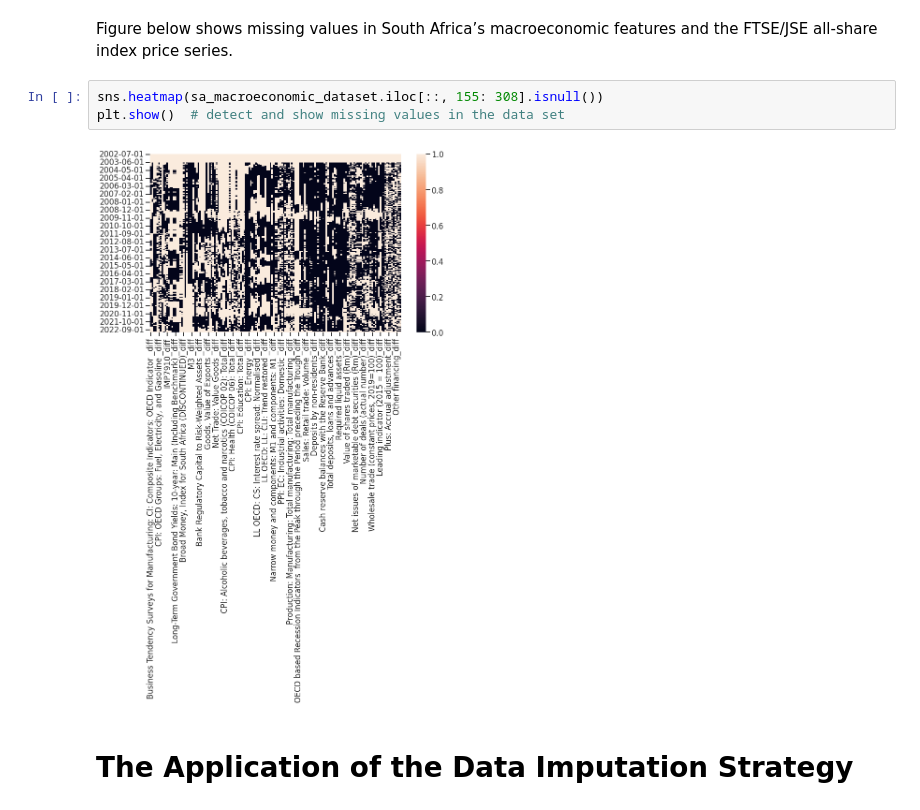
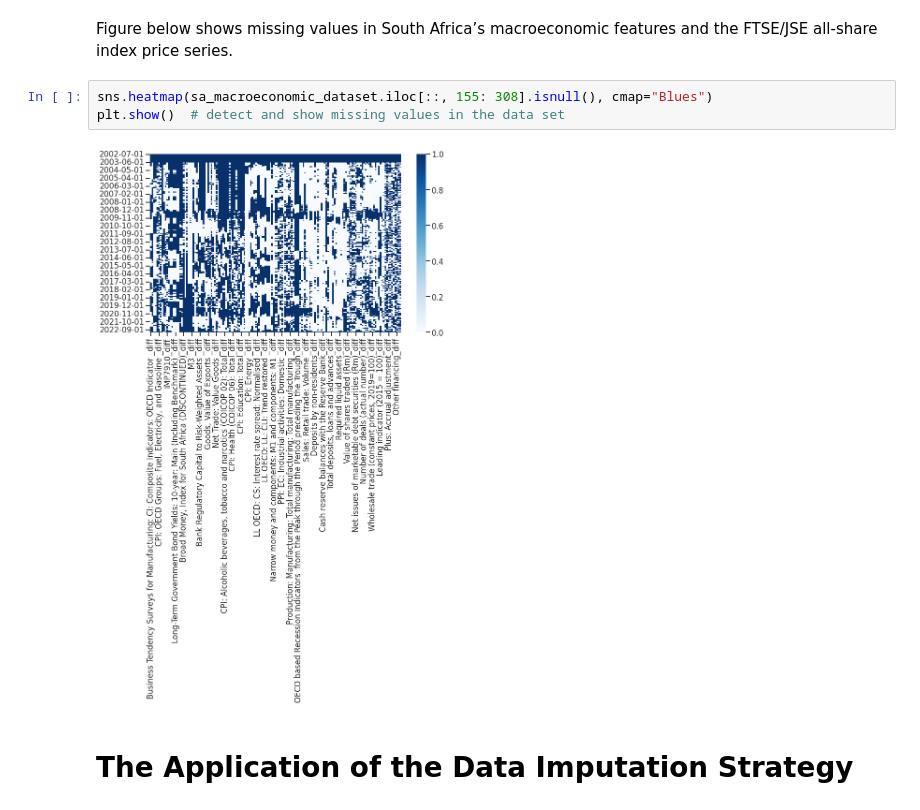
Before and after one commit to tshepochris/mastersproject, a Jupyter notebook: mastersproject.ipynb, the cells around one changed output. Saved outputs shown, nothing was run; the diff lists cells and outputs as text.

```diff
--- a/mastersproject.ipynb
+++ b/mastersproject.ipynb
@@ -345,10 +346,10 @@ sa_macroeconomic_dataset = sa_macroeconomic_dataset.replace(np.inf, np.nan, rege
 # %% [markdown]
 Figure below shows missing values in South Africa’s macroeconomic features and the FTSE/JSE all-share index price series.
 # %%
-sns.heatmap(sa_macroeconomic_dataset.iloc[::, 155: 308].isnull())
+sns.heatmap(sa_macroeconomic_dataset.iloc[::, 155: 308].isnull(), cmap="Blues")
 plt.show()  # detect and show missing values in the data set
 # %% [output]
-[figure, old version]
+[figure, new version]
 # %% [markdown]
 # The Application of the Data Imputation Strategy
 # %% [markdown]
```
Also changed, not shown: parts of 34 cells of this notebook.
